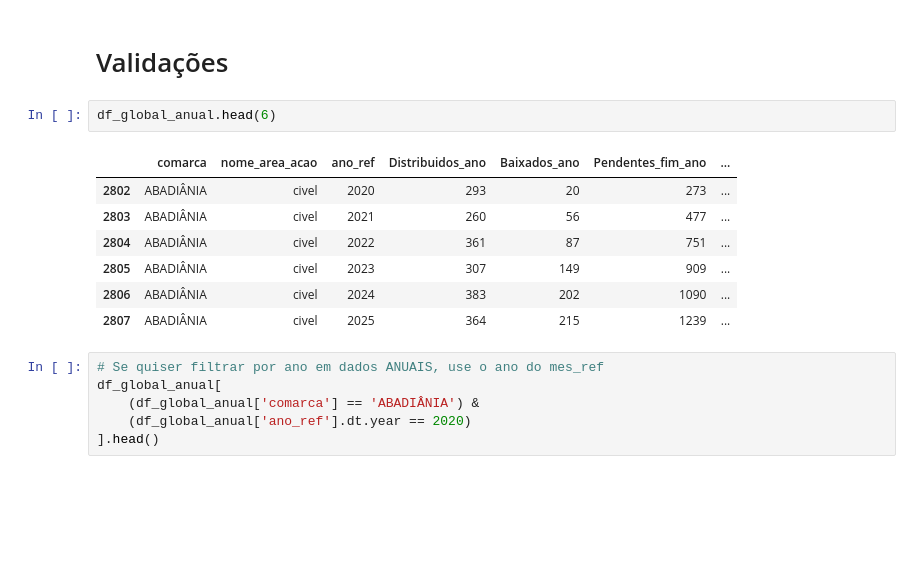
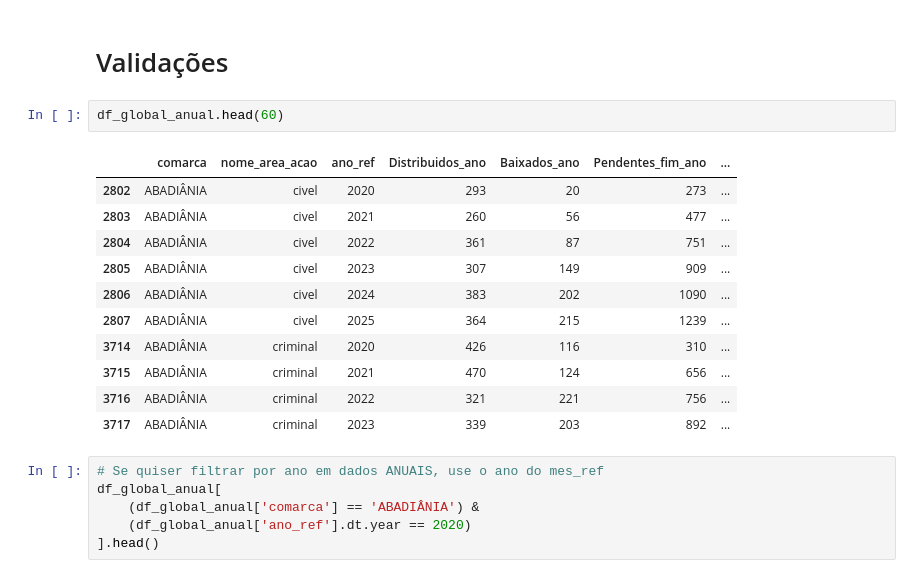
Before and after one commit to dvjuliocesar/TJGO_Projeto6_TxCong, a Jupyter notebook: tx_updated_atual.ipynb, the cells around one changed output. Saved outputs shown, nothing was run; the diff lists cells and outputs as text; blank space fills up the shorter version.

```diff
--- a/tx_updated_atual.ipynb
+++ b/tx_updated_atual.ipynb
@@ -794,15 +794,19 @@ df_global_anual = base[['comarca', 'nome_area_acao', 'ano_ref',
 # %% [markdown]
 # Validações
 # %%
-df_global_anual.head(6)
+df_global_anual.head(60)
 # %% [output]
 |  | comarca | nome_area_acao | ano_ref | Distribuidos_ano | Baixados_ano | Pendentes_fim_ano | ... |
 | 2802 | ABADIÂNIA | civel | 2020 | 293 | 20 | 273 | ... |
 | 2803 | ABADIÂNIA | civel | 2021 | 260 | 56 | 477 | ... |
 | 2804 | ABADIÂNIA | civel | 2022 | 361 | 87 | 751 | ... |
 | 2805 | ABADIÂNIA | civel | 2023 | 307 | 149 | 909 | ... |
 | 2806 | ABADIÂNIA | civel | 2024 | 383 | 202 | 1090 | ... |
 | 2807 | ABADIÂNIA | civel | 2025 | 364 | 215 | 1239 | ... |
+| 3714 | ABADIÂNIA | criminal | 2020 | 426 | 116 | 310 | ... |
+| 3715 | ABADIÂNIA | criminal | 2021 | 470 | 124 | 656 | ... |
+| 3716 | ABADIÂNIA | criminal | 2022 | 321 | 221 | 756 | ... |
+| 3717 | ABADIÂNIA | criminal | 2023 | 339 | 203 | 892 | ... |
 # %%
 # Se quiser filtrar por ano em dados ANUAIS, use o ano do mes_ref
 df_global_anual[
```
Also changed, not shown: 3 other files.
